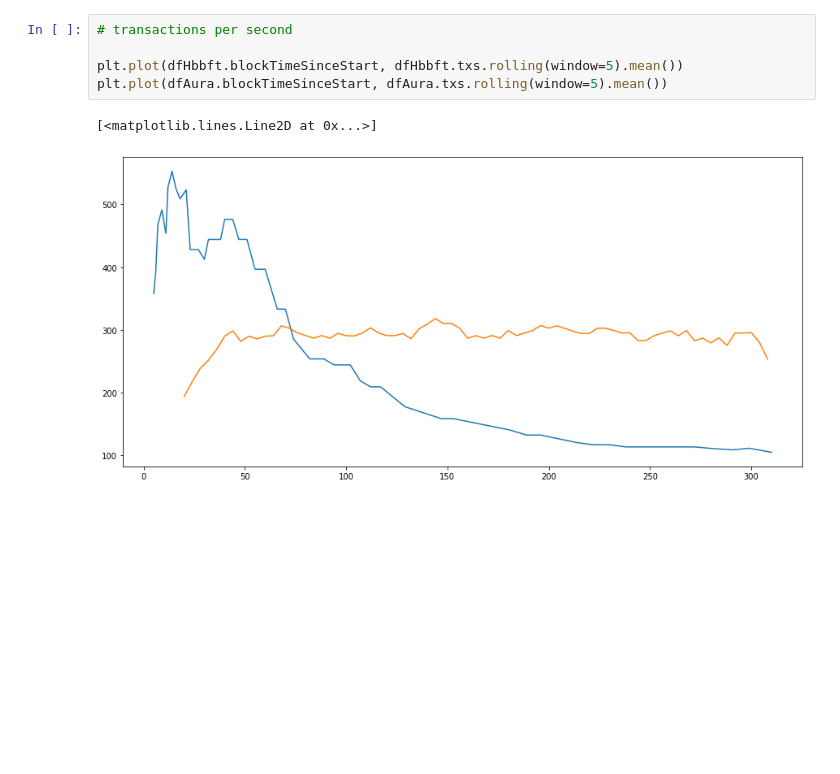
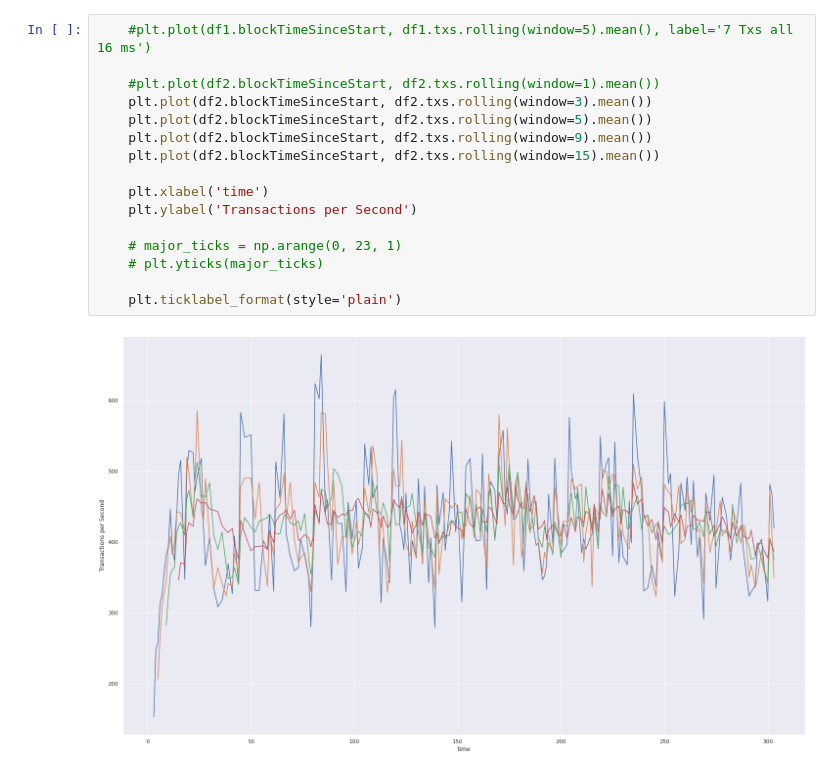
Before and after one commit to lab10-coop/honey-badger-testing, a Jupyter notebook: jupyter/final_throughput.ipynb, the cells around one changed output. Saved outputs shown, nothing was run; the diff lists cells and outputs as text; blank space fills up the shorter version.

```diff
--- a/jupyter/final_throughput.ipynb
+++ b/jupyter/final_throughput.ipynb
@@ -81,8 +90,18 @@ plt.scatter(dfAura.blockTimeSinceStart, dfAura.txs.rolling(window=1).mean())
-# %%
-# transactions per second
-
-plt.plot(dfHbbft.blockTimeSinceStart, dfHbbft.txs.rolling(window=5).mean())
-plt.plot(dfAura.blockTimeSinceStart, dfAura.txs.rolling(window=5).mean())
-# %% [output]
-[<matplotlib.lines.Line2D at 0x...>]
-[figure, removed]
+# %%
+    #plt.plot(df1.blockTimeSinceStart, df1.txs.rolling(window=5).mean(), label='7 Txs all 16 ms')
+
+    #plt.plot(df2.blockTimeSinceStart, df2.txs.rolling(window=1).mean())
+    plt.plot(df2.blockTimeSinceStart, df2.txs.rolling(window=3).mean())
+    plt.plot(df2.blockTimeSinceStart, df2.txs.rolling(window=5).mean())
+    plt.plot(df2.blockTimeSinceStart, df2.txs.rolling(window=9).mean())
+    plt.plot(df2.blockTimeSinceStart, df2.txs.rolling(window=15).mean())
+
+    plt.xlabel('time')
+    plt.ylabel('Transactions per Second')
+
+    # major_ticks = np.arange(0, 23, 1)
+    # plt.yticks(major_ticks)
+
+    plt.ticklabel_format(style='plain')
+# %% [output]
+[figure, added]
```
Also changed, not shown: parts of 13 cells of this notebook, 44 other files.
